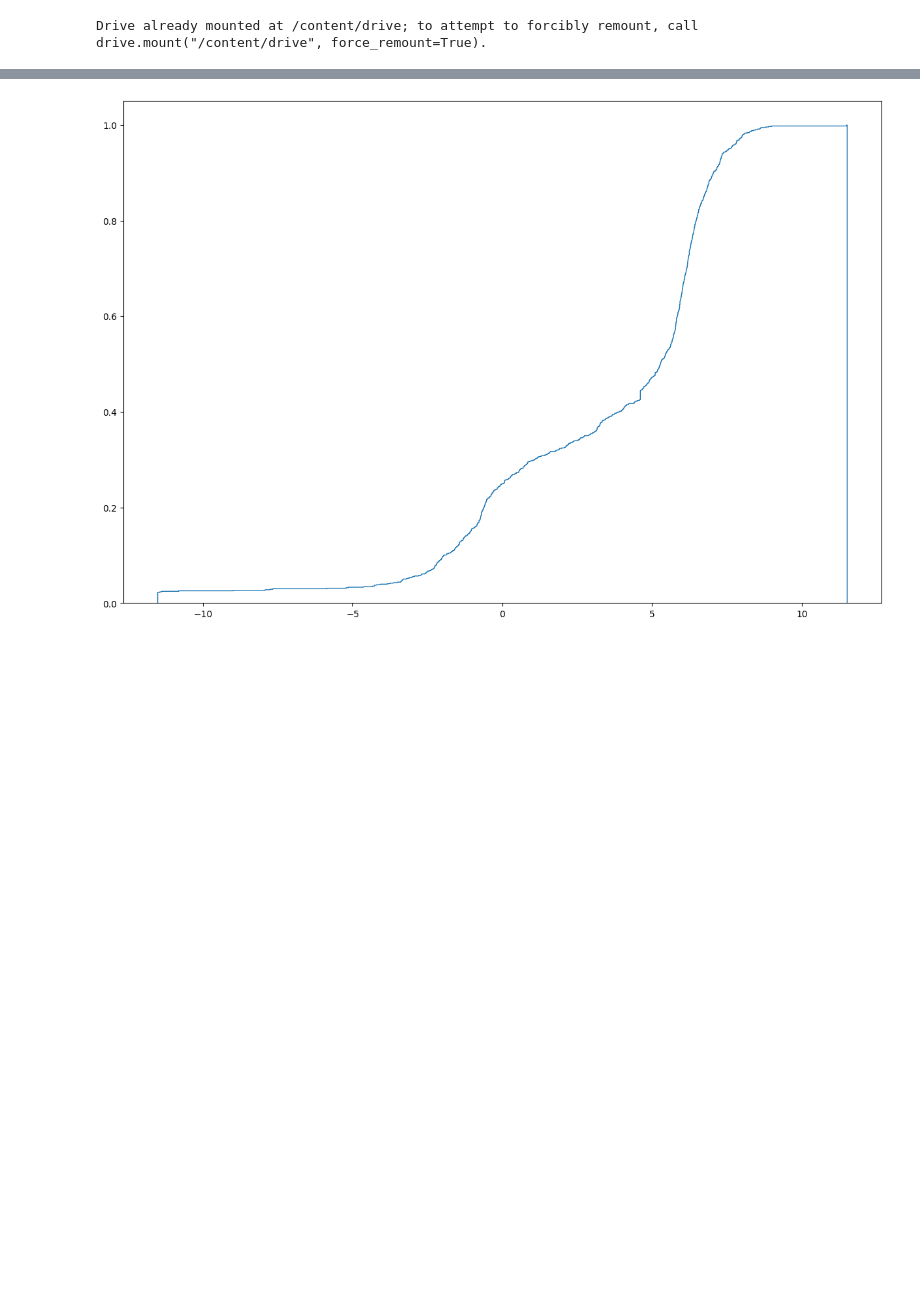
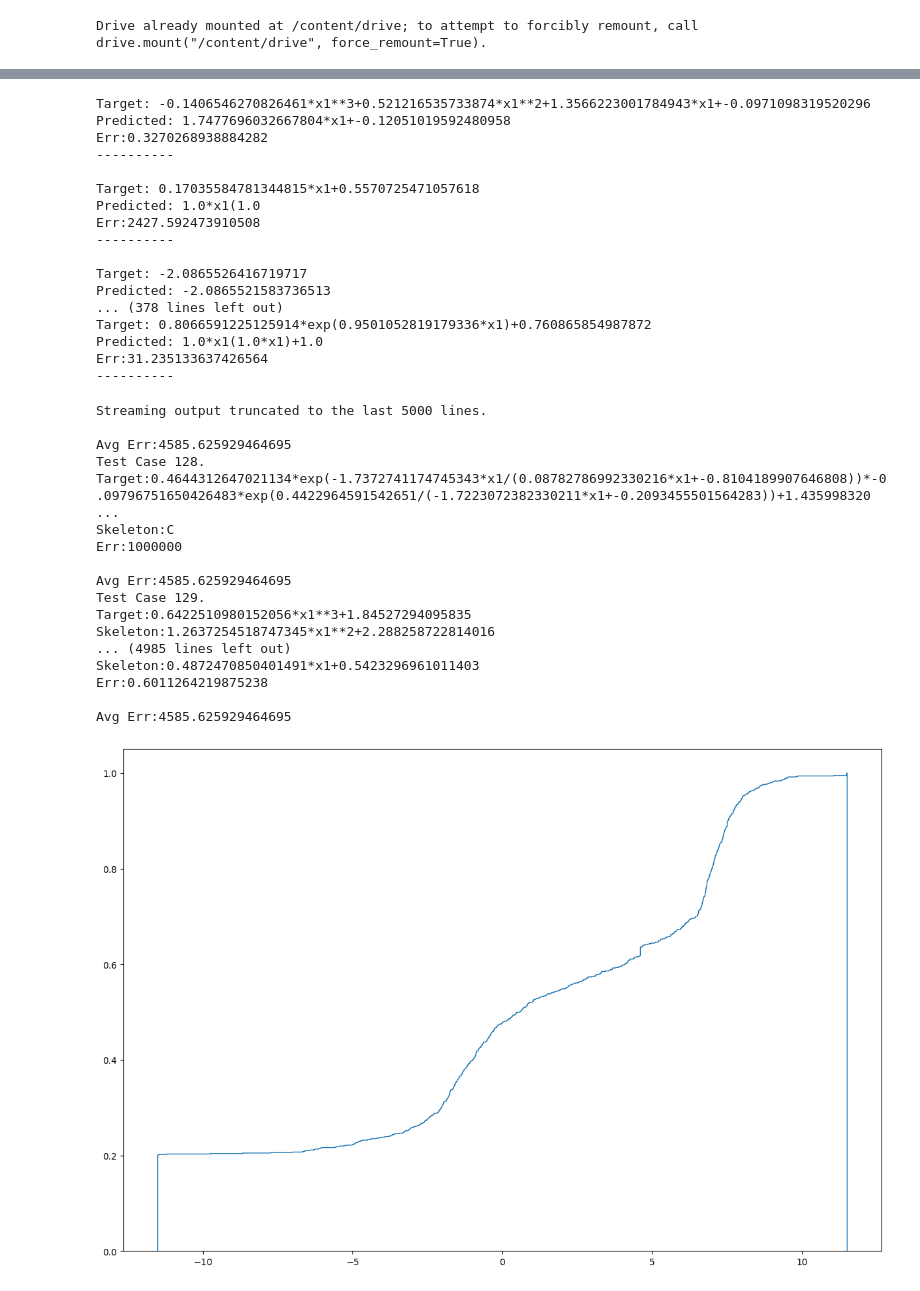
Before and after one commit to carolynw898/STAT946Proj, a Jupyter notebook: test.ipynb, the cells around one changed output, grey strips where cells are left out. Drawn from its saved outputs; the diff is of its cells as text; code cells hidden in the pictures; blank space fills up the shorter version.

Commit message:
1_var_set_transformer_expr_val ddim_step=1

```diff
--- a/test.ipynb
+++ b/test.ipynb
@@ -15,7 +15,7 @@ learning_rate = 1e-4
 num_epochs = 5
 blockSize = 32
 testBlockSize = 400
-numVars = 2
+numVars = 1
 numYs = 1
 numPoints = 250
 target = 'Skeleton'
@@ -27,7 +27,7 @@ maxNumFiles = 100
 device = torch.device("cuda" if torch.cuda.is_available() else "cpu")
 # %%
 dataDir = "/content/drive/MyDrive/Colab/STAT946_proj/data"
-dataFolder = "2_var_dataset"
+dataFolder = "1_var_dataset"
 # %%
 from torch.utils.data import DataLoader
 import numpy as np
@@ -124,7 +124,7 @@ def test_model(model, test_loader, textTest, train_dataset, device):
         tokens = tokens.to(device)
         variables = variables.to(device)
         B = points.shape[0]
-        predicted_skeletons = model.sample(points, variables, train_dataset, B, guidance_scale=0.9)
+        predicted_skeletons = model.sample(points, variables, train_dataset, B)
 
         for i in range(B):
             t = json.loads(textTest[batch_idx * test_loader.batch_size + i])
@@ -154,8 +154,10 @@ def test_model(model, test_loader, textTest, train_dataset, device):
 
                     predicted = predicted.replace('C','{}').format(*cHat.x)
             except ValueError:
+                continue
                 raise 'Err: Wrong Equation {}'.format(predicted)
             except Exception as e:
+                continue
                 raise 'Err: Wrong Equation {}, Err: {}'.format(predicted, e)
 
             Ys = [] #t['YT']
@@ -329,9 +331,9 @@ model = SymbolicGaussianDiffusion(
     set_transformer=True,
 ).to(device)
 
-model_path = "/content/drive/MyDrive/Colab/STAT946_proj/models/diffusym_cfg/2_var_set_transformer_cfg.pth"
+model_path = "/content/1_var_set_transformer_expr_val.pth"
 model.load_state_dict(torch.load(model_path, map_location=device, weights_only=True))
 model.eval()
-fName="/content/drive/MyDrive/Colab/STAT946_proj/results/diffusym_cfg/ddim_step_1/2_var_set_transformer_cfg.txt"
+fName="/content/drive/MyDrive/Colab/STAT946_proj/results/diffusym/ddim_step_1/1_var_set_transformer_expr_val.txt"
 test_results = run_and_plot(model, fName, test_loader, textTest, train_dataset, device, pconfig)
 # %% [output]
@@ -355 +476,35 @@ Avg Err:1705.1009820471972
+Target: -0.1406546270826461*x1**3+0.521216535733874*x1**2+1.3566223001784943*x1+-0.0971098319520296
+Predicted: 1.7477696032667804*x1+-0.12051019592480958
+Err:0.3270268938884282
+----------
+
+Target: 0.17035584781344815*x1+0.5570725471057618
+Predicted: 1.0*x1(1.0
+Err:2427.592473910508
+----------
+
+Target: -2.0865526416719717
+Predicted: -2.0865521583736513
+... (378 lines left out)
+Target: 0.8066591225125914*exp(0.9501052819179336*x1)+0.760865854987872
+Predicted: 1.0*x1(1.0*x1)+1.0
+Err:31.235133637426564
+----------
+Streaming output truncated to the last 5000 lines.
+
+Avg Err:4585.625929464695
+Test Case 128.
+Target:0.4644312647021134*exp(-1.7372741174745343*x1/(0.08782786992330216*x1+-0.8104189907646808))*-0.09796751650426483*exp(0.4422964591542651/(-1.7223072382330211*x1+-0.2093455501564283))+1.435998320 ...
+Skeleton:C
+Err:1000000
+
+Avg Err:4585.625929464695
+Test Case 129.
+Target:0.6422510980152056*x1**3+1.84527294095835
+Skeleton:1.2637254518747345*x1**2+2.288258722814016
+... (4985 lines left out)
+Skeleton:0.4872470850401491*x1+0.5423296961011403
+Err:0.6011264219875238
+
+Avg Err:4585.625929464695
-[figure, old version]
+[figure, new version]
```
Also changed, not shown: parts of 3 cells of this notebook.
